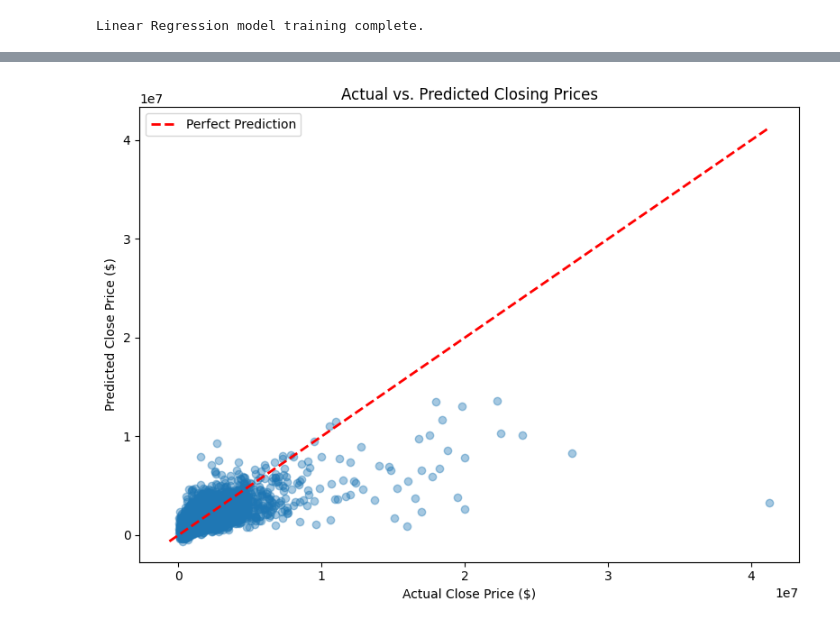
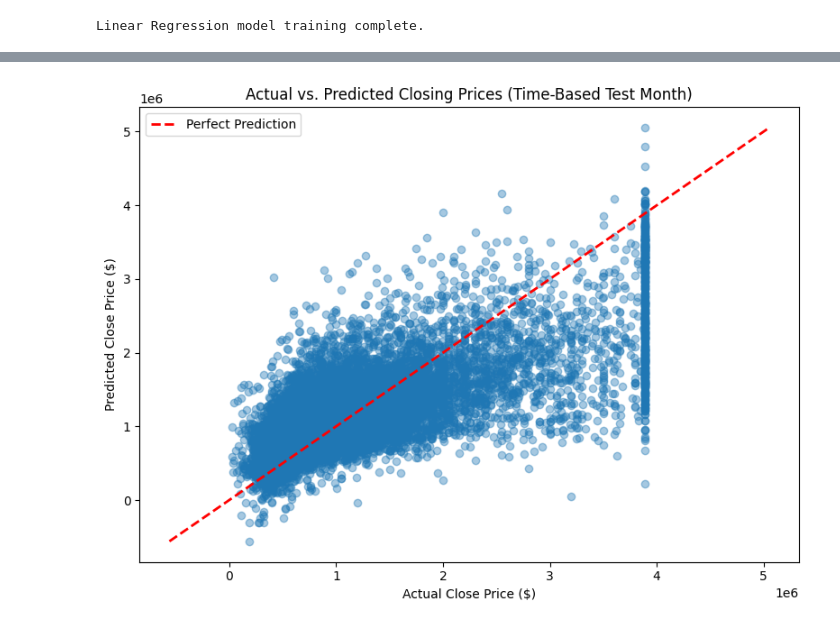
Before and after one commit to yunaxin/IDXExchange_DataScience, a Jupyter notebook: 03_baseline_model.ipynb, the cells around one changed output, grey strips where cells are left out. Saved outputs shown, nothing was run; the diff lists cells and outputs as text; code cells hidden in the pictures.

```diff
--- a/03_baseline_model.ipynb
+++ b/03_baseline_model.ipynb
@@ -104,9 +60,7 @@ Feature scaling complete.
 # %%
-# Initialize the baseline Linear Regression model
+# Train the baseline Linear Regression model on the time-based training split
 linear_model = LinearRegression()
-
-# Train the model using the scaled training data
-linear_model.fit(X_train_scaled, y_train)
+linear_model.fit(X_train, y_train)
 
 print("Linear Regression model training complete.")
 # %% [output]
@@ -133,0 +68,13 @@ R² Score: 0.4673
+# %%
+# Predict on the held-out test month and evaluate with R², MAE, and RMSE
+y_pred = linear_model.predict(X_test)
+
+r2 = r2_score(y_test, y_pred)
+mae = mean_absolute_error(y_test, y_pred)
+rmse = np.sqrt(mean_squared_error(y_test, y_pred))
+
+print("Baseline Linear Regression Results (time-based split)")
+print("------------------------------------------------------")
+print(f"R² Score:  {r2:.4f}")
+print(f"MAE:       ${mae:,.0f}")
+print(f"RMSE:      ${rmse:,.0f}")
@@ -146,32 +101,18 @@ baseline_results
 # %%
-# Create a scatter plot comparing actual and predicted closing prices
+# Visualize predicted vs. actual closing prices against the ideal y = x line
 plt.figure(figsize=(8, 6))
+plt.scatter(y_test, y_pred, alpha=0.4)
 
-plt.scatter(
-    y_test,
-    y_pred,
-    alpha=0.4
-)
-
-# Plot the ideal prediction line (y = x)
 min_value = min(y_test.min(), y_pred.min())
 max_value = max(y_test.max(), y_pred.max())
 
-plt.plot(
-    [min_value, max_value],
-    [min_value, max_value],
-    "r--",
-    linewidth=2,
-    label="Perfect Prediction"
-)
+plt.plot([min_value, max_value], [min_value, max_value], "r--", linewidth=2, label="Perfect Prediction")
 
-# Add labels and title
-plt.title("Actual vs. Predicted Closing Prices")
+plt.title("Actual vs. Predicted Closing Prices (Time-Based Test Month)")
 plt.xlabel("Actual Close Price ($)")
 plt.ylabel("Predicted Close Price ($)")
 plt.legend()
-
 plt.tight_layout()
 plt.show()
 # %% [output]
-[figure, old version]
+[figure, new version]
```
Also changed, not shown: parts of 14 cells of this notebook, 3 other files.
